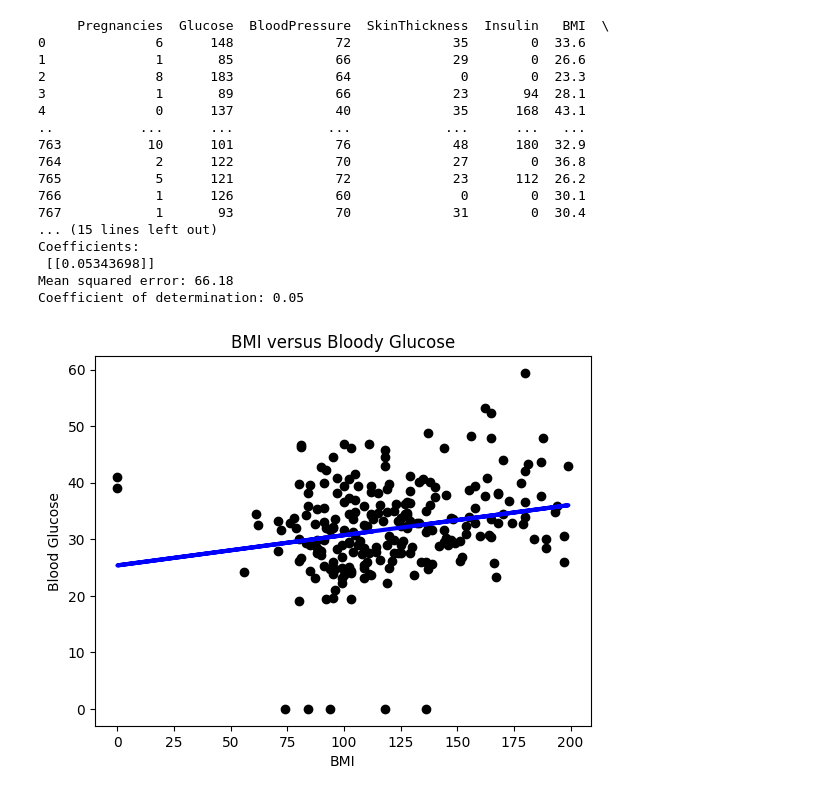
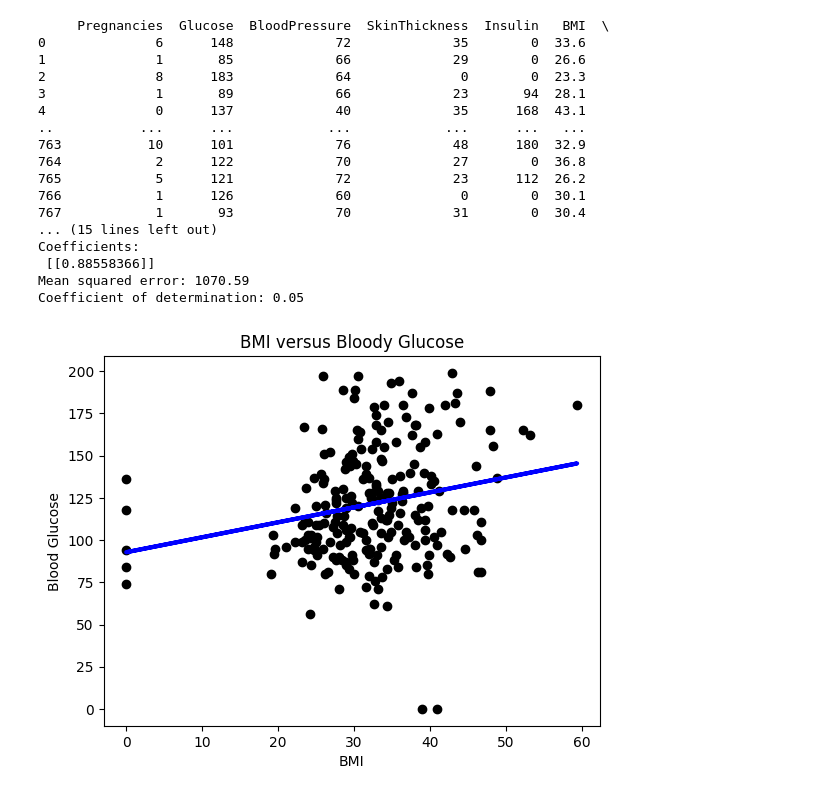
Before and after one commit to data-to-insight/D2I-Jupyter-Notebook-Tools, a Jupyter notebook: ml-data science tutorials/regression.ipynb, the cells around one changed output. Cells and saved outputs as stored; diff of their text form; code cells hidden in the pictures.

```diff
--- a/ml-data science tutorials/regression.ipynb
+++ b/ml-data science tutorials/regression.ipynb
@@ -12,8 +12,8 @@ import matplotlib.pyplot as plt
 df = pd.read_csv('/workspaces/D2I-Jupyter-Notebook-Tools/ml-data science tutorials/data/diabetes.csv')
 print(df)
 
-X = df['Glucose'].to_numpy().reshape(-1, 1)
-y = df['BMI'].to_numpy().reshape(-1, 1)
+y = df['Glucose'].to_numpy().reshape(-1, 1)
+X = df['BMI'].to_numpy().reshape(-1, 1)
 
 X_train, X_test, y_train, y_test = train_test_split(X, y, test_size=0.3, random_state=1)
 
@@ -30,33 +30,33 @@ print("Coefficients: \n", regr.coef_)
 print("Mean squared error: %.2f" % mean_squared_error(y_test, y_pred))
 # The coefficient of determination: 1 is perfect prediction
 print("Coefficient of determination: %.2f" % r2_score(y_test, y_pred))
 
 # Plot outputs
 plt.scatter(X_test, y_test, color="black")
 plt.plot(X_test, y_pred, color="blue", linewidth=3)
 
 plt.xlabel('BMI')
 plt.ylabel('Blood Glucose')
 
 plt.title('BMI versus Bloody Glucose')
 
 plt.show()
 # %% [output]
      Pregnancies  Glucose  BloodPressure  SkinThickness  Insulin   BMI  \
 0              6      148             72             35        0  33.6
 1              1       85             66             29        0  26.6
 2              8      183             64              0        0  23.3
 3              1       89             66             23       94  28.1
 4              0      137             40             35      168  43.1
 ..           ...      ...            ...            ...      ...   ...
 763           10      101             76             48      180  32.9
 764            2      122             70             27        0  36.8
 765            5      121             72             23      112  26.2
 766            1      126             60              0        0  30.1
 767            1       93             70             31        0  30.4
 ... (15 lines left out)
 Coefficients:
- [[0.05343698]]
-Mean squared error: 66.18
+ [[0.88558366]]
+Mean squared error: 1070.59
 Coefficient of determination: 0.05
-[figure, old version]
+[figure, new version]
```
Also changed, not shown: parts of 2 cells of this notebook.
